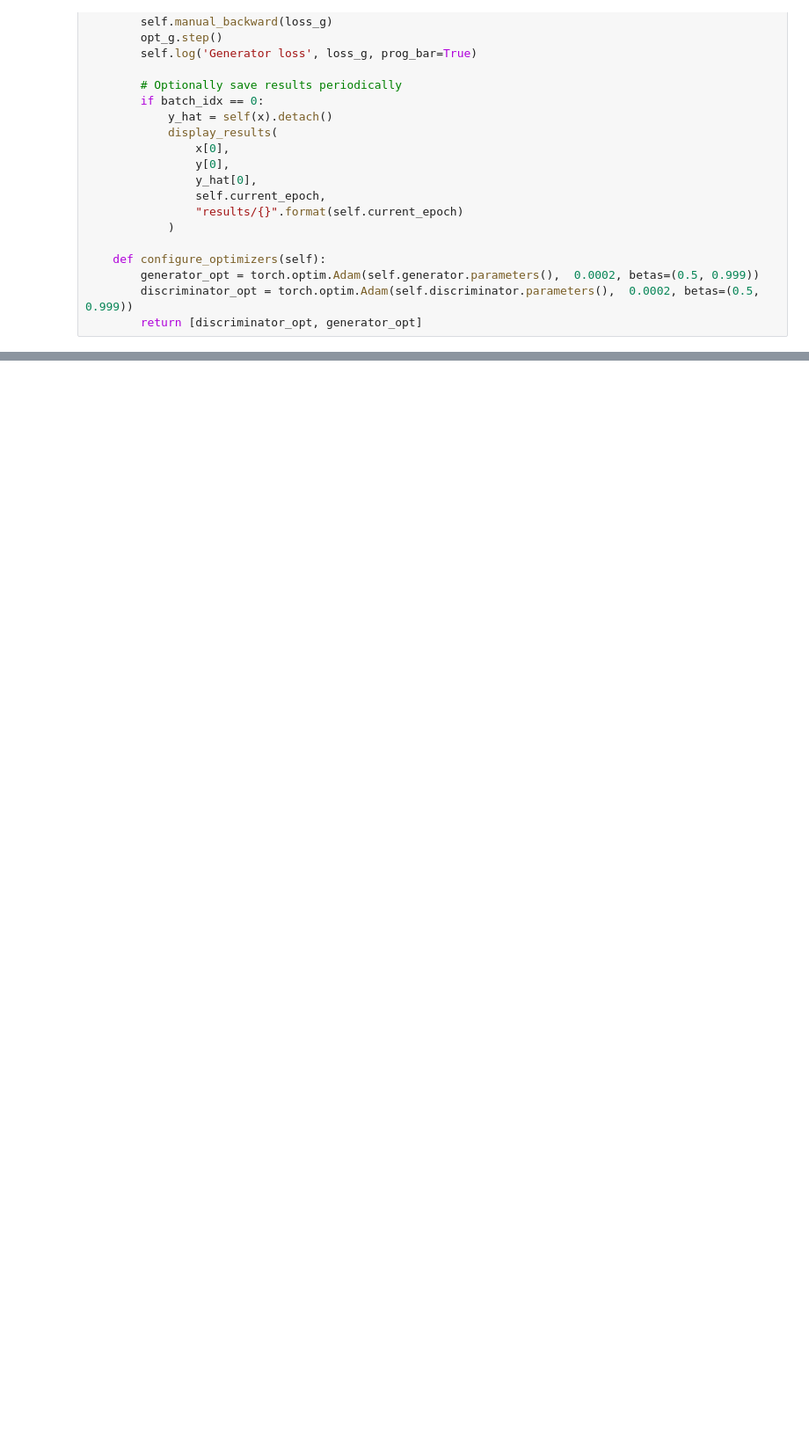
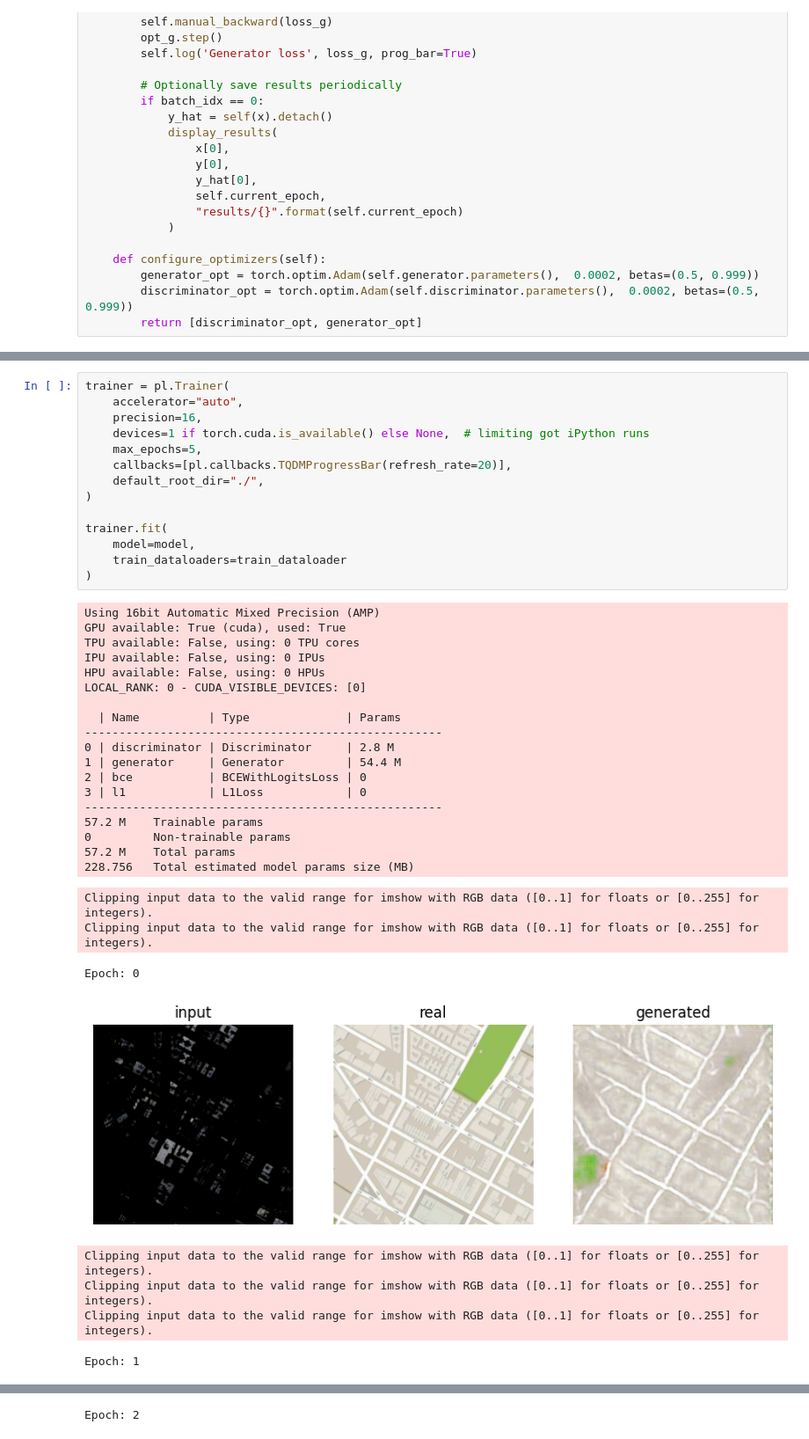
Before and after one commit to lucasverdelho/GTSRB-Pytorch, a Jupyter notebook: trabalho_individual_1/maps_pix2pix.ipynb, the cells around one changed output, grey strips where cells are left out. Shown at 88% size. Saved outputs shown, nothing was run; the diff lists cells and outputs as text; blank space fills up the shorter version.

```diff
--- a/trabalho_individual_1/maps_pix2pix.ipynb
+++ b/trabalho_individual_1/maps_pix2pix.ipynb
@@ -382,0 +395,41 @@ Epoch: 0
+# %%
+trainer = pl.Trainer(
+    accelerator="auto",
+    precision=16,
+    devices=1 if torch.cuda.is_available() else None,  # limiting got iPython runs
+    max_epochs=5,
+    callbacks=[pl.callbacks.TQDMProgressBar(refresh_rate=20)],
+    default_root_dir="./",
+)
+
+trainer.fit(
+    model=model,
+    train_dataloaders=train_dataloader
+)
+# %% [output]
+Using 16bit Automatic Mixed Precision (AMP)
+GPU available: True (cuda), used: True
+TPU available: False, using: 0 TPU cores
+IPU available: False, using: 0 IPUs
+HPU available: False, using: 0 HPUs
+LOCAL_RANK: 0 - CUDA_VISIBLE_DEVICES: [0]
+
+  | Name          | Type              | Params
+----------------------------------------------------
+0 | discriminator | Discriminator     | 2.8 M
+1 | generator     | Generator         | 54.4 M
+2 | bce           | BCEWithLogitsLoss | 0
+3 | l1            | L1Loss            | 0
+----------------------------------------------------
+57.2 M    Trainable params
+0         Non-trainable params
+57.2 M    Total params
+228.756   Total estimated model params size (MB)
+Clipping input data to the valid range for imshow with RGB data ([0..1] for floats or [0..255] for integers).
+Clipping input data to the valid range for imshow with RGB data ([0..1] for floats or [0..255] for integers).
+Epoch: 0
+[figure, added]
+Clipping input data to the valid range for imshow with RGB data ([0..1] for floats or [0..255] for integers).
+Clipping input data to the valid range for imshow with RGB data ([0..1] for floats or [0..255] for integers).
+Clipping input data to the valid range for imshow with RGB data ([0..1] for floats or [0..255] for integers).
+Epoch: 1
@@ -382,0 +440 @@ Epoch: 0
+Epoch: 2
```
Also changed, not shown: parts of 2 cells of this notebook.
